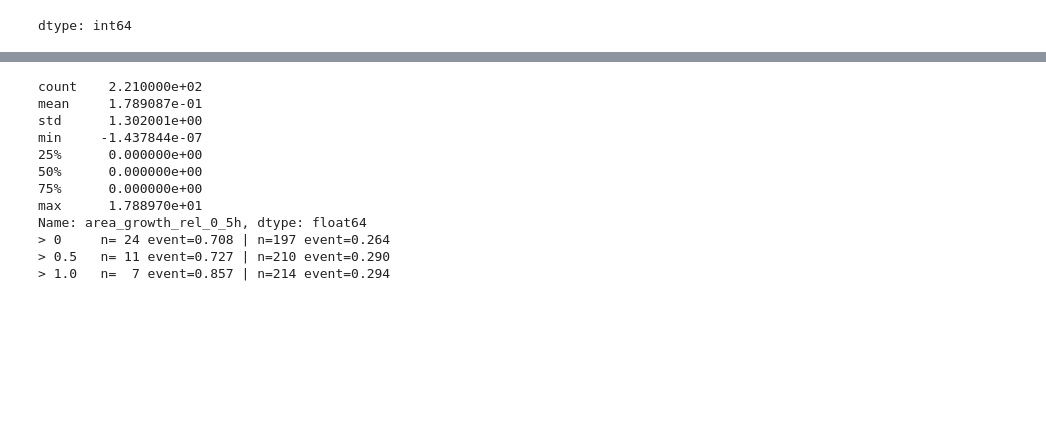
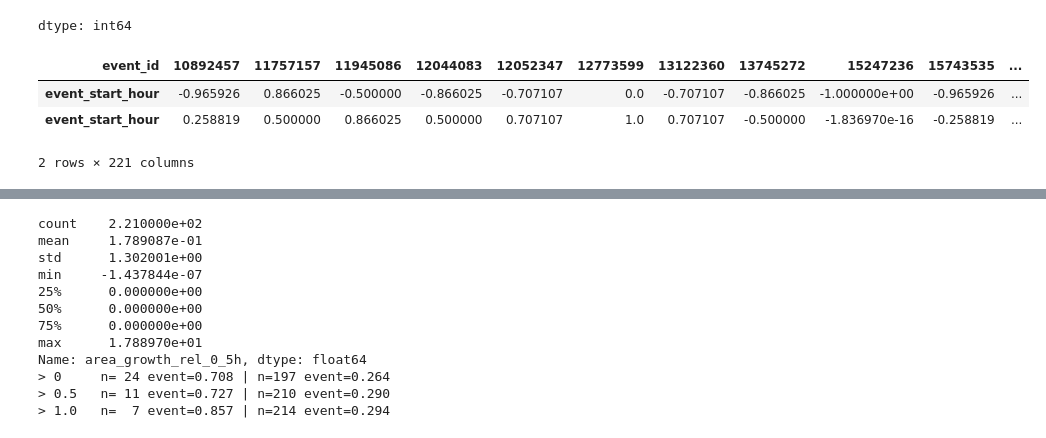
Before and after one commit to Ruks-7/WiDS-Global-Datathon-2026, a Jupyter notebook: WiDS_Datathon_2026_Version_4.ipynb, the cells around one changed output, grey strips where cells are left out. Cells and saved outputs as stored; diff of their text form; code cells hidden in the pictures; blank space fills up the shorter version.

```diff
--- a/WiDS_Datathon_2026_Version_4.ipynb
+++ b/WiDS_Datathon_2026_Version_4.ipynb
@@ -615,3 +595,10 @@ df_train["dist_accel_m_per_h2"].plot(
 | 0 | 218 |
 | 1 | 3 |
 dtype: int64
+# %%
+pd.DataFrame([(np.sin(2 * np.pi * df_train["event_start_hour"] / 24)), (np.cos(2 * np.pi * df_train["event_start_hour"] / 24))]).head()
+# %% [output]
+| event_id | 10892457 | 11757157 | 11945086 | 12044083 | 12052347 | 12773599 | 13122360 | 13745272 | 15247236 | 15743535 | ... |
+| event_start_hour | -0.965926 | 0.866025 | -0.500000 | -0.866025 | -0.707107 | 0.0 | -0.707107 | -0.866025 | -1.000000e+00 | -0.965926 | ... |
+| event_start_hour | 0.258819 | 0.500000 | 0.866025 | 0.500000 | 0.707107 | 1.0 | 0.707107 | -0.500000 | -1.836970e-16 | -0.258819 | ... |
+2 rows × 221 columns
```
Also changed, not shown: parts of 11 cells of this notebook.
